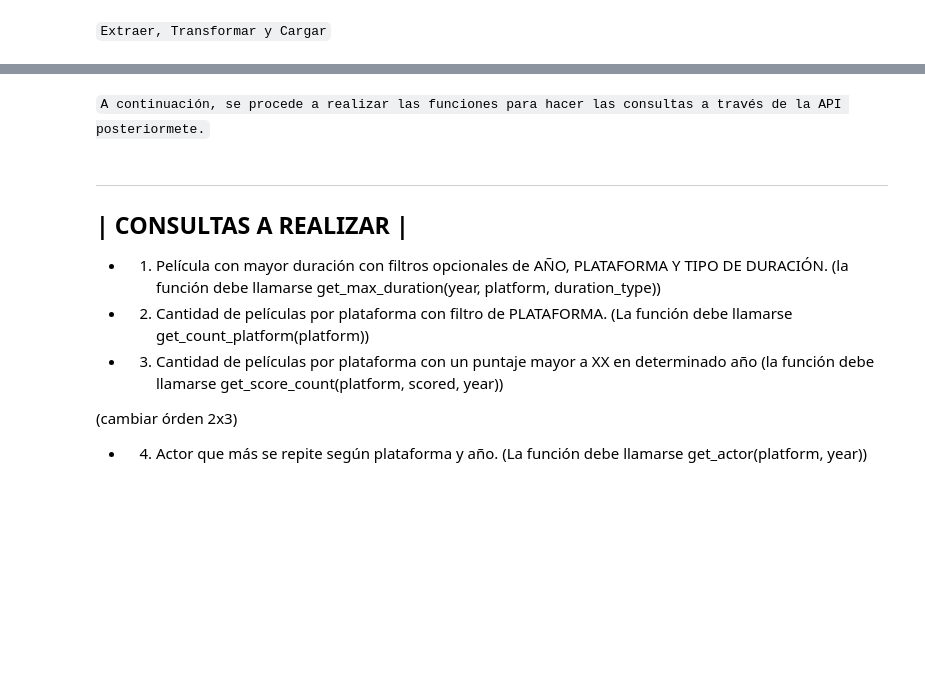
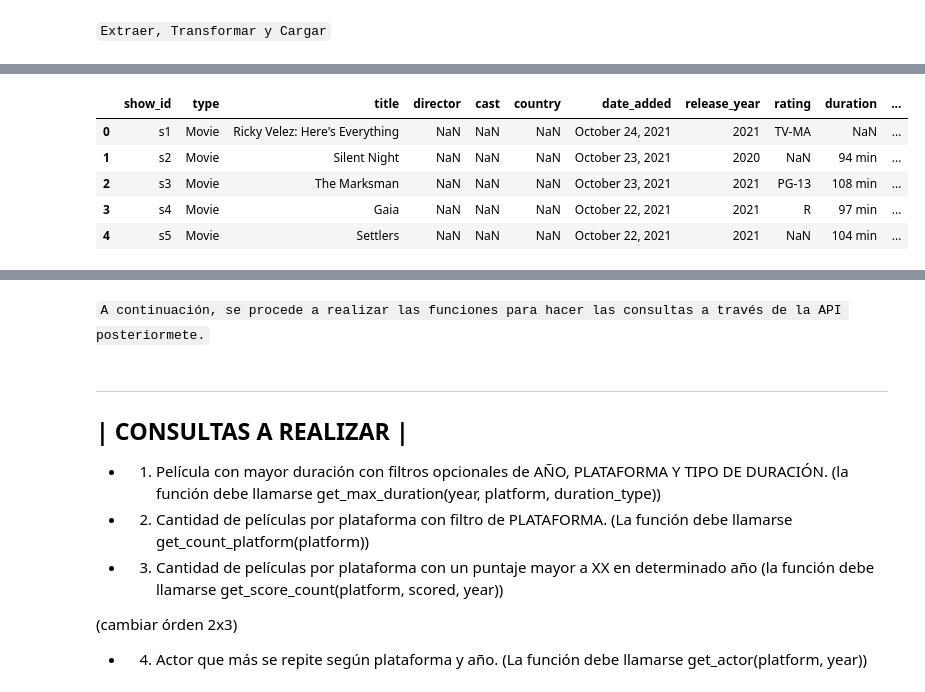
Before and after one commit to RocioAldanaMendez/Streaming_Plataforms, a Jupyter notebook: EDA_and_ETL.ipynb, the cells around one changed output, grey strips where cells are left out. Cells and saved outputs as stored; diff of their text form; code cells hidden in the pictures; blank space fills up the shorter version.

```diff
--- a/EDA_and_ETL.ipynb
+++ b/EDA_and_ETL.ipynb
@@ -374,0 +241,2 @@ PermissionError: [Errno 13] Permission denied: 'C:/Users/rocio/OneDrive/Escritor
+# %%
+hulu_titles = hulu_titles.assign(letra_plataforma=pd.Series(['h'] * len(hulu_titles)))
@@ -374,0 +256,9 @@ PermissionError: [Errno 13] Permission denied: 'C:/Users/rocio/OneDrive/Escritor
+# %%
+hulu_titles.head(5)
+# %% [output]
+|  | show_id | type | title | director | cast | country | date_added | release_year | rating | duration | ... |
+| 0 | s1 | Movie | Ricky Velez: Here's Everything | NaN | NaN | NaN | October 24, 2021 | 2021 | TV-MA | NaN | ... |
+| 1 | s2 | Movie | Silent Night | NaN | NaN | NaN | October 23, 2021 | 2020 | NaN | 94 min | ... |
+| 2 | s3 | Movie | The Marksman | NaN | NaN | NaN | October 23, 2021 | 2021 | PG-13 | 108 min | ... |
+| 3 | s4 | Movie | Gaia | NaN | NaN | NaN | October 22, 2021 | 2021 | R | 97 min | ... |
+| 4 | s5 | Movie | Settlers | NaN | NaN | NaN | October 22, 2021 | 2021 | NaN | 104 min | ... |
```
Also changed, not shown: parts of 81 cells of this notebook, 13 other files.
